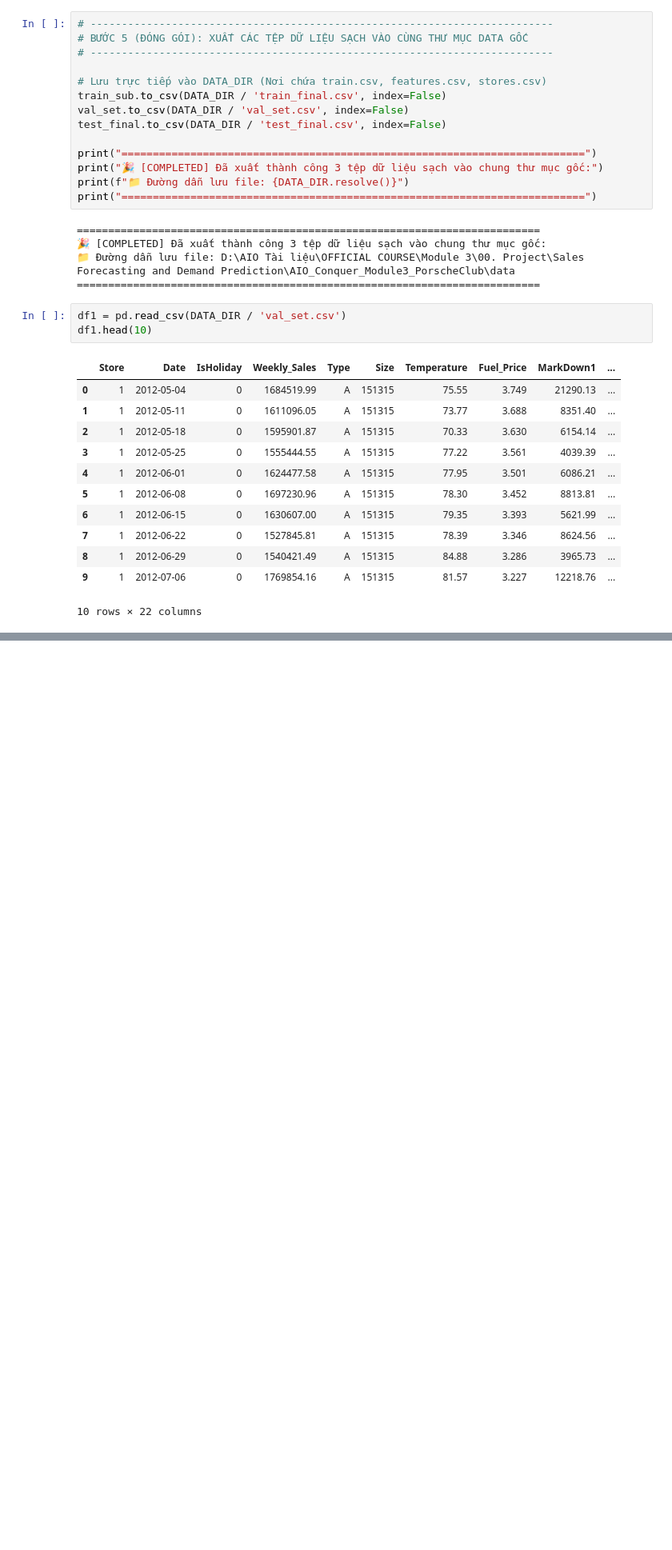
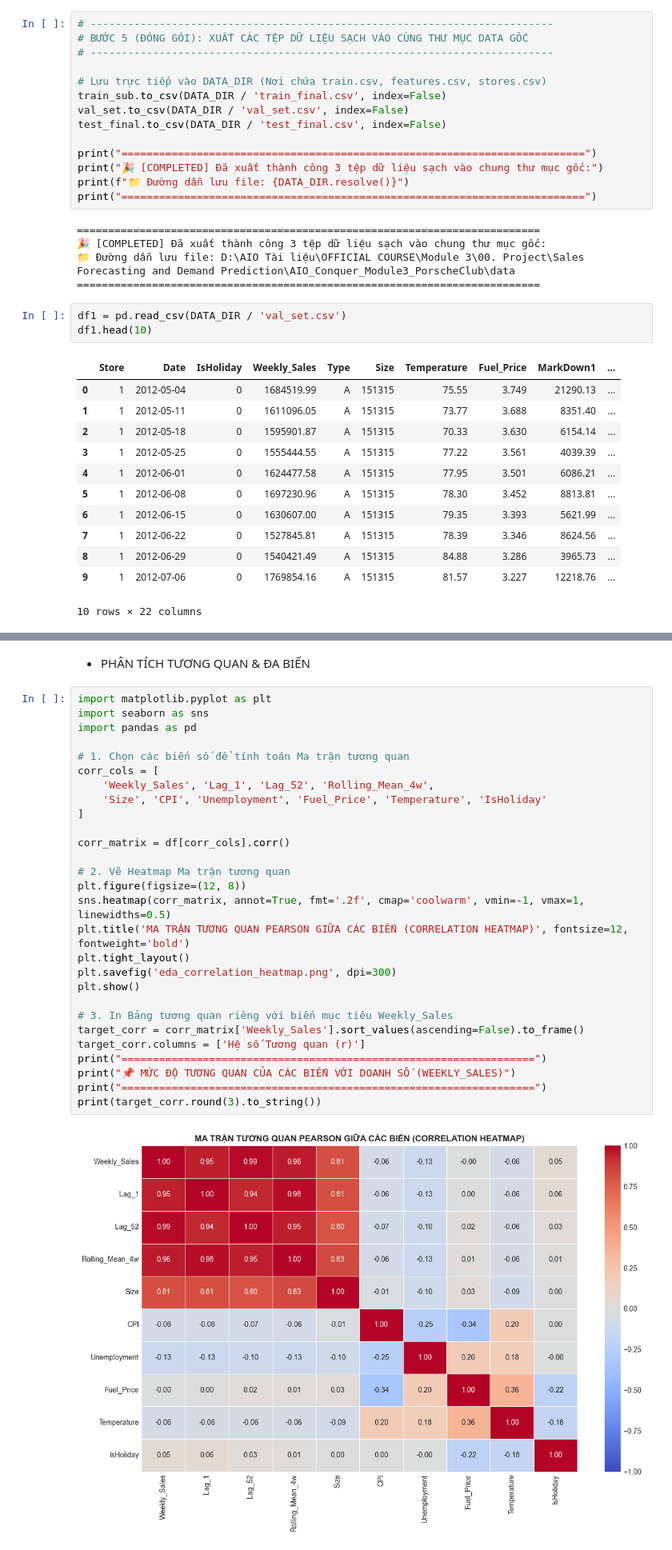
Before and after one commit to AIVIETNAM-AIO-trungcan/AIO_Conquer_Module3_PorscheClub, a Jupyter notebook: notebooks/01. Preprocessing.ipynb, the cells around one changed output, grey strips where cells are left out. Shown at 80% size. Saved outputs shown, nothing was run; the diff lists cells and outputs as text; blank space fills up the shorter version.

```diff
--- a/notebooks/01. Preprocessing.ipynb
+++ b/notebooks/01. Preprocessing.ipynb
@@ -222,0 +425,32 @@ df1.head(10)
+# %% [markdown]
+* PHÂN TÍCH TƯƠNG QUAN & ĐA BIẾN
+# %%
+import matplotlib.pyplot as plt
+import seaborn as sns
+import pandas as pd
+
+# 1. Chọn các biến số để tính toán Ma trận tương quan
+corr_cols = [
+    'Weekly_Sales', 'Lag_1', 'Lag_52', 'Rolling_Mean_4w',
+    'Size', 'CPI', 'Unemployment', 'Fuel_Price', 'Temperature', 'IsHoliday'
+]
+
+corr_matrix = df[corr_cols].corr()
+
+# 2. Vẽ Heatmap Ma trận tương quan
+plt.figure(figsize=(12, 8))
+sns.heatmap(corr_matrix, annot=True, fmt='.2f', cmap='coolwarm', vmin=-1, vmax=1, linewidths=0.5)
+plt.title('MA TRẬN TƯƠNG QUAN PEARSON GIỮA CÁC BIẾN (CORRELATION HEATMAP)', fontsize=12, fontweight='bold')
+plt.tight_layout()
+plt.savefig('eda_correlation_heatmap.png', dpi=300)
+plt.show()
+
+# 3. In Bảng tương quan riêng với biến mục tiêu Weekly_Sales
+target_corr = corr_matrix['Weekly_Sales'].sort_values(ascending=False).to_frame()
+target_corr.columns = ['Hệ số Tương quan (r)']
+print("==================================================================")
+print("📌 MỨC ĐỘ TƯƠNG QUAN CỦA CÁC BIẾN VỚI DOANH SỐ (WEEKLY_SALES)")
+print("==================================================================")
+print(target_corr.round(3).to_string())
+# %% [output]
+[figure, added]
```
Also changed, not shown: parts of 12 cells of this notebook, 2 other files.
